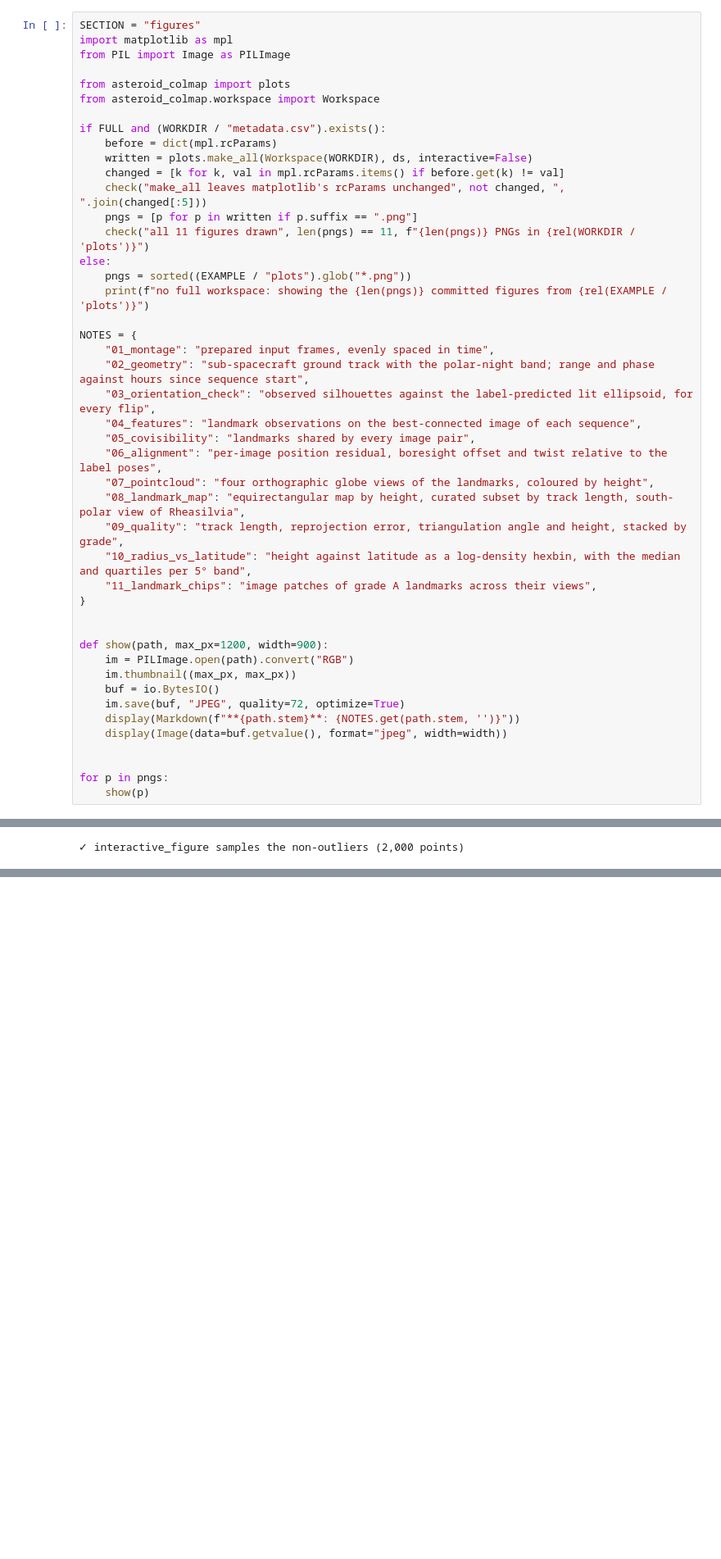
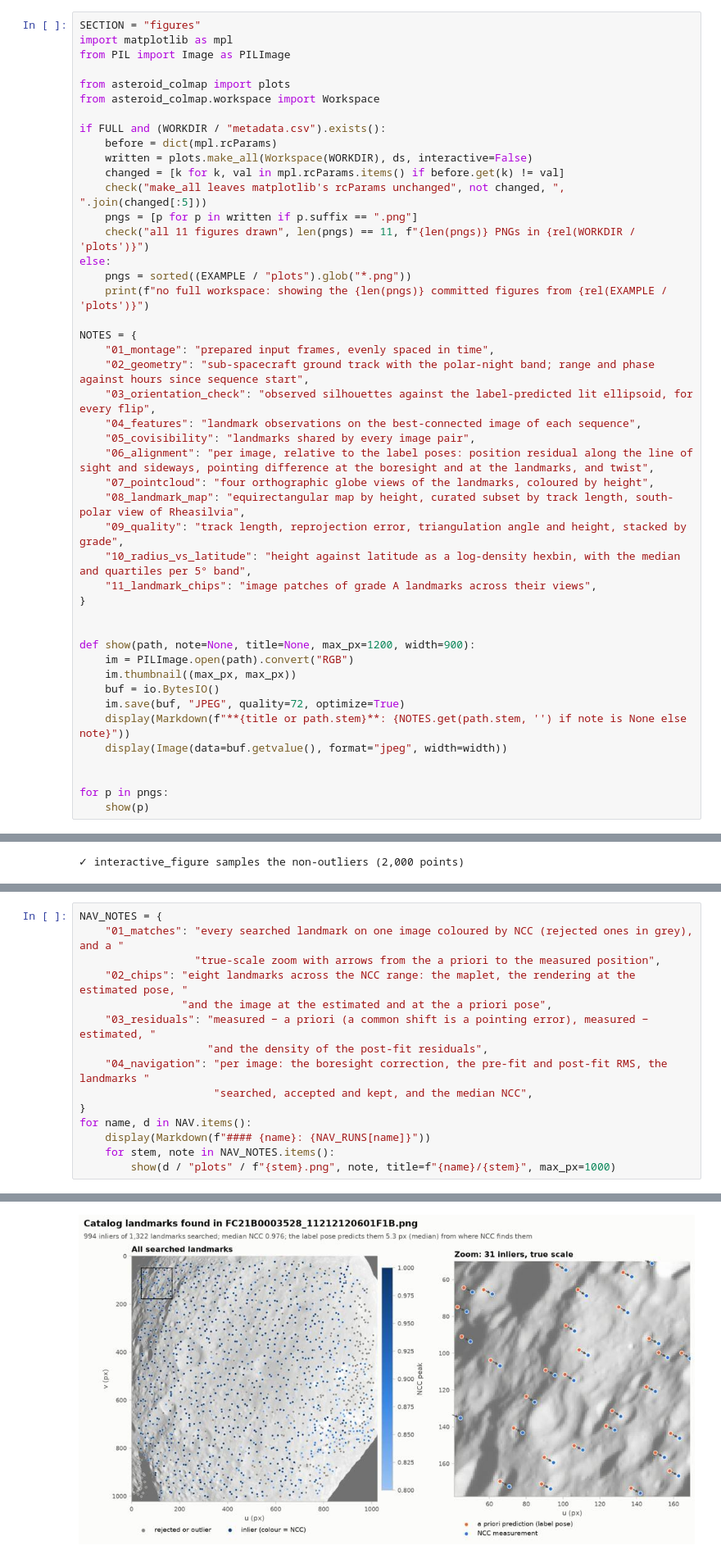
Before and after one commit to giovannifereoli/ASTEROID-COLMAP, a Jupyter notebook: notebooks/test_everything.ipynb, the cells around one changed output, grey strips where cells are left out. Shown at 82% size. Cells and saved outputs as stored; diff of their text form; blank space fills up the shorter version.

```diff
--- a/notebooks/test_everything.ipynb
+++ b/notebooks/test_everything.ipynb
@@ -663,7 +746,7 @@ NOTES = {
     "03_orientation_check": "observed silhouettes against the label-predicted lit ellipsoid, for every flip",
     "04_features": "landmark observations on the best-connected image of each sequence",
     "05_covisibility": "landmarks shared by every image pair",
-    "06_alignment": "per-image position residual, boresight offset and twist relative to the label poses",
+    "06_alignment": "per image, relative to the label poses: position residual along the line of sight and sideways, pointing difference at the boresight and at the landmarks, and twist",
     "07_pointcloud": "four orthographic globe views of the landmarks, coloured by height",
     "08_landmark_map": "equirectangular map by height, curated subset by track length, south-polar view of Rheasilvia",
     "09_quality": "track length, reprojection error, triangulation angle and height, stacked by grade",
@@ -672,12 +755,12 @@ NOTES = {
 }
 
 
-def show(path, max_px=1200, width=900):
+def show(path, note=None, title=None, max_px=1200, width=900):
     im = PILImage.open(path).convert("RGB")
     im.thumbnail((max_px, max_px))
     buf = io.BytesIO()
     im.save(buf, "JPEG", quality=72, optimize=True)
-    display(Markdown(f"**{path.stem}**: {NOTES.get(path.stem, '')}"))
+    display(Markdown(f"**{title or path.stem}**: {NOTES.get(path.stem, '') if note is None else note}"))
     display(Image(data=buf.getvalue(), format="jpeg", width=width))
 
 
@@ -719,0 +978,16 @@ else:
+# %%
+NAV_NOTES = {
+    "01_matches": "every searched landmark on one image coloured by NCC (rejected ones in grey), and a "
+                  "true-scale zoom with arrows from the a priori to the measured position",
+    "02_chips": "eight landmarks across the NCC range: the maplet, the rendering at the estimated pose, "
+                "and the image at the estimated and at the a priori pose",
+    "03_residuals": "measured − a priori (a common shift is a pointing error), measured − estimated, "
+                    "and the density of the post-fit residuals",
+    "04_navigation": "per image: the boresight correction, the pre-fit and post-fit RMS, the landmarks "
+                     "searched, accepted and kept, and the median NCC",
+}
+for name, d in NAV.items():
+    display(Markdown(f"#### {name}: {NAV_RUNS[name]}"))
+    for stem, note in NAV_NOTES.items():
+        show(d / "plots" / f"{stem}.png", note, title=f"{name}/{stem}", max_px=1000)
+# %% [output]
@@ -719,0 +996 @@ else:
+[figure, added]
```
Also changed, not shown: parts of 22 cells of this notebook, 38 other files.
